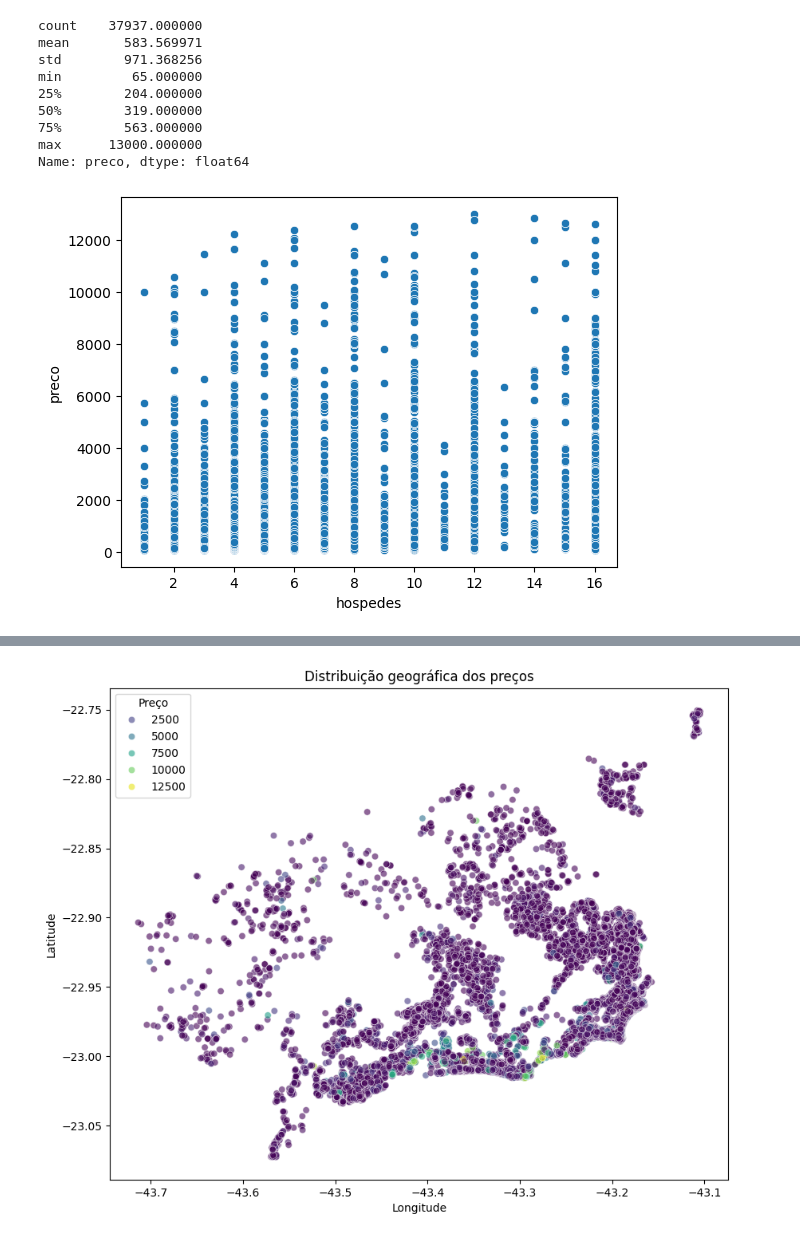
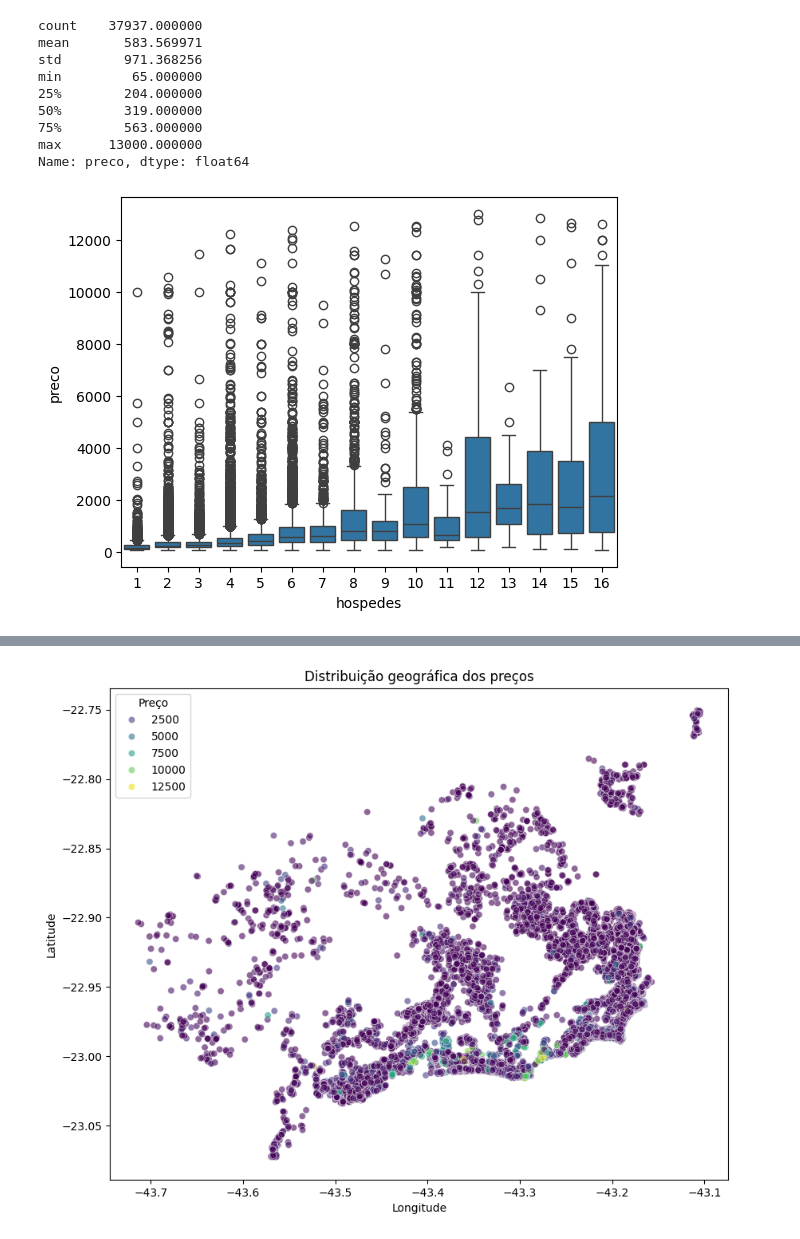
Before and after one commit to anacamorims/projeto-academy, a Jupyter notebook: eda.ipynb, the cells around one changed output, grey strips where cells are left out. Drawn from its saved outputs; the diff is of its cells as text; code cells hidden in the pictures.

```diff
--- a/eda.ipynb
+++ b/eda.ipynb
@@ -178,8 +178,8 @@ min         65.000000
 max      13000.000000
 Name: preco, dtype: float64
 # %%
-sns.scatterplot(x="hospedes", y="preco", data=df_tratado_price_min)
+sns.boxplot(x="hospedes", y="preco", data=df_tratado_price_min)
 plt.show()
 # %% [output]
-[figure, old version]
+[figure, new version]
 # %%
```
Also changed, not shown: parts of 33 cells of this notebook.
